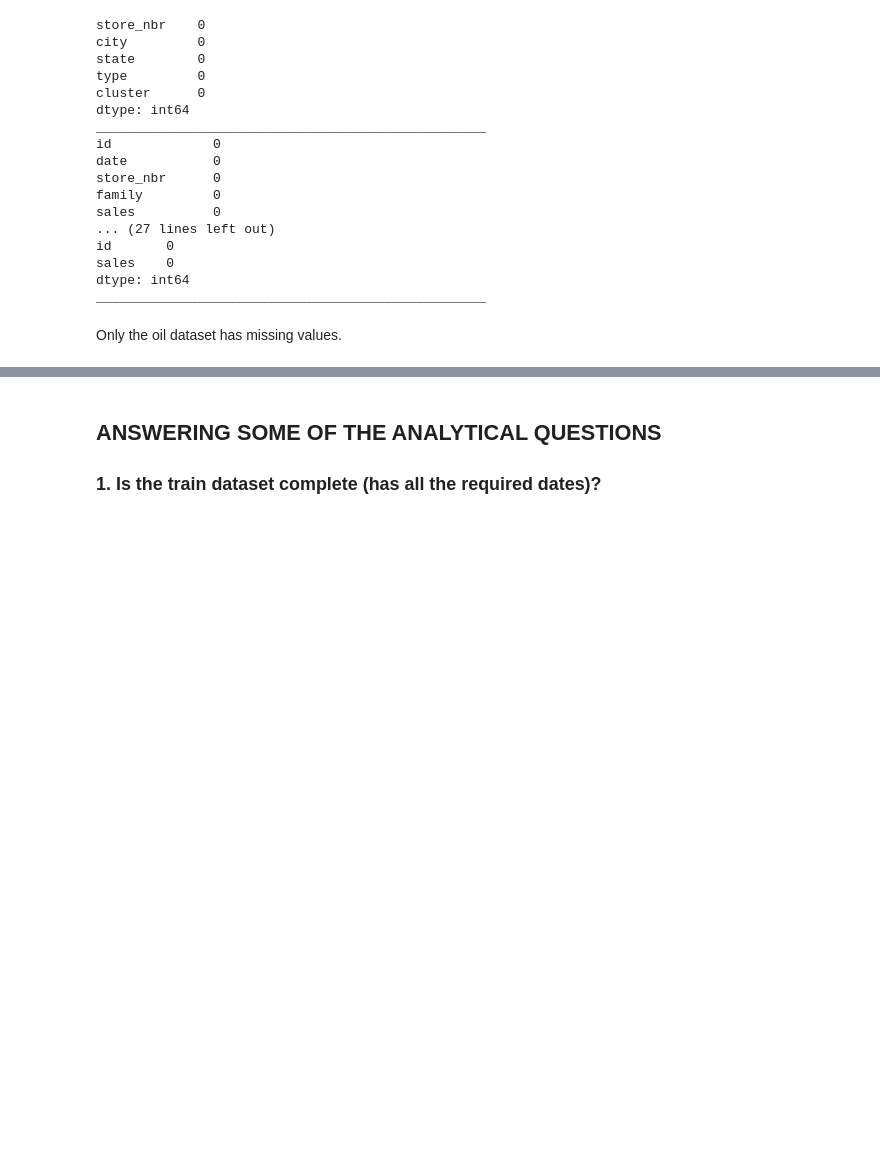
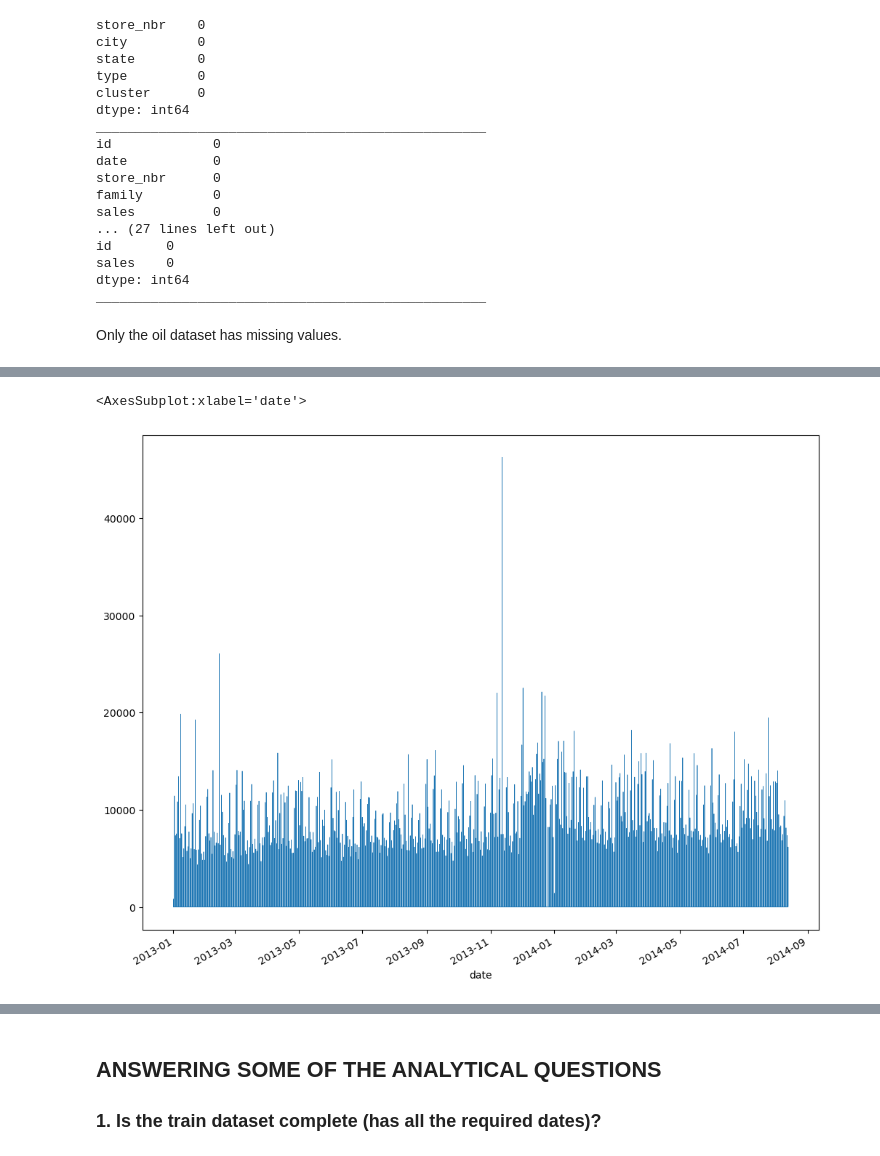
Before and after one commit to Christian-Iyke/LP-3_TIME_SERIES_REGRESSION_PROJECT, a Jupyter notebook: Time_Series_Regression_Project.ipynb, the cells around one changed output, grey strips where cells are left out. Cells and saved outputs as stored; diff of their text form; code cells hidden in the pictures; blank space fills up the shorter version.

```diff
--- a/Time_Series_Regression_Project.ipynb
+++ b/Time_Series_Regression_Project.ipynb
@@ -422,0 +613,8 @@ Only the oil dataset has missing values.
+# %%
+# Analysing the date column
+
+plt.figure(figsize = (12,10))
+train_data['sales'].plot(linewidth = 0.5)
+# %% [output]
+<AxesSubplot:xlabel='date'>
+[figure, added]
```
Also changed, not shown: parts of 53 cells of this notebook.
